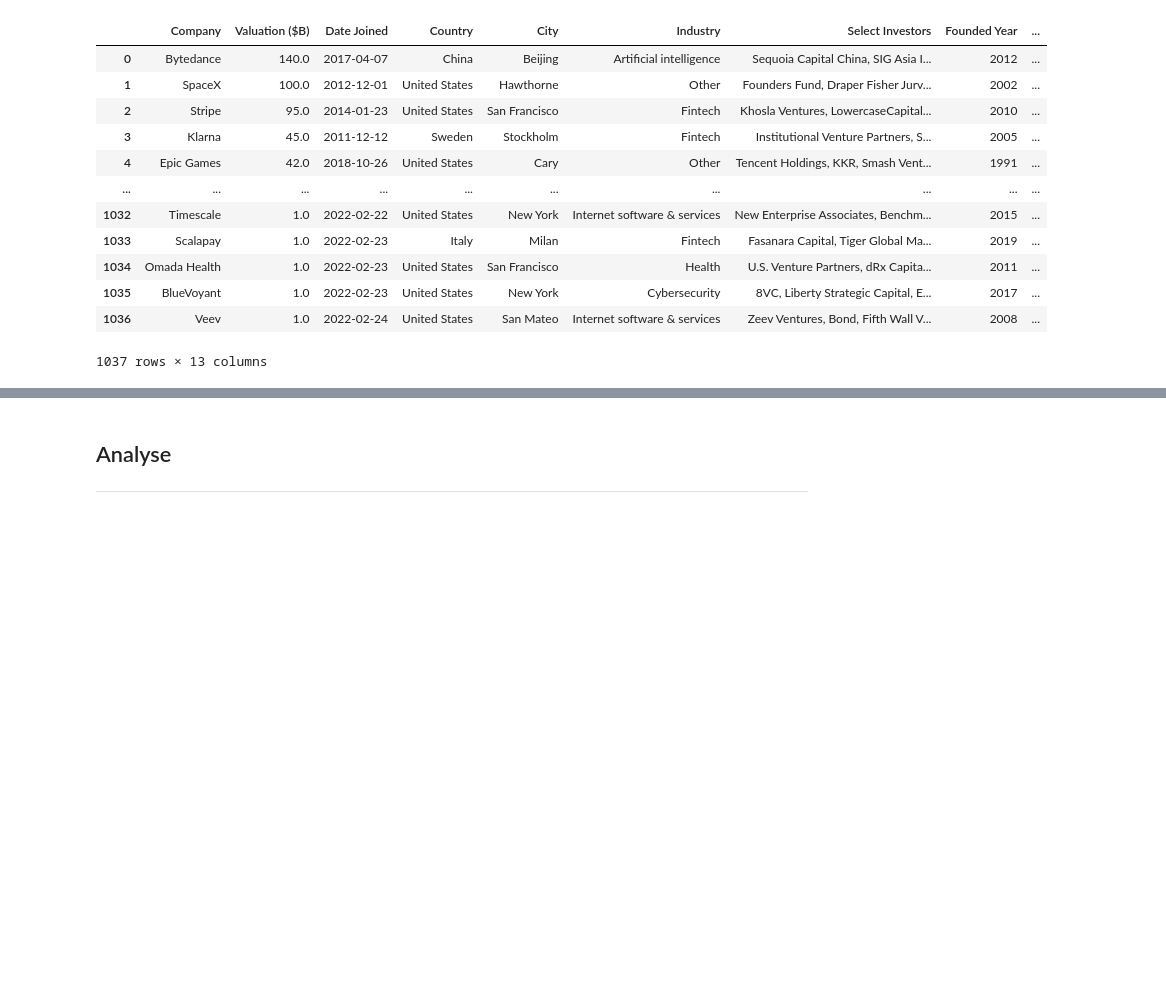
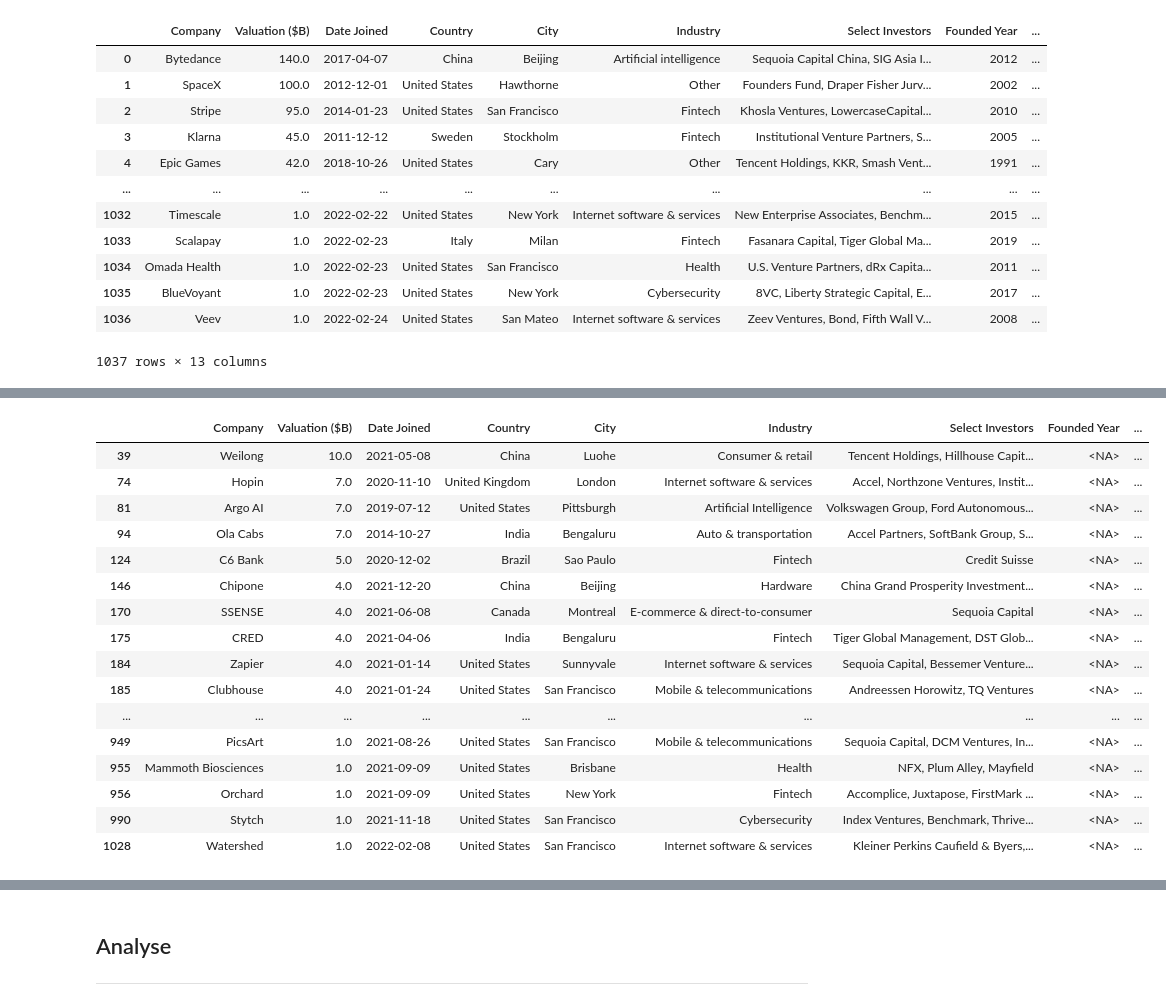
Before and after one commit to kieran-molloy/UCDPA_kieranmolloy, a Jupyter notebook: UnicornCompanies_v3.ipynb, the cells around one changed output, grey strips where cells are left out. Drawn from its saved outputs; the diff is of its cells as text; code cells hidden in the pictures; blank space fills up the shorter version.

```diff
--- a/UnicornCompanies_v3.ipynb
+++ b/UnicornCompanies_v3.ipynb
@@ -457,11 +208 @@ df_unicorn_companies[(df_unicorn_companies['Country'].isin(['Singapore','Hong Ko
-# %%
-# Copy 'Industry' to 'Select Investors'
-for i in indexto_shift:
-    df_unicorn_companies.at[i,'Select Investors'] = df_unicorn_companies.at[i,'Industry']
-# Copy 'Industry' to 'City'
-for i in indexto_shift:
-    df_unicorn_companies.at[i,'Industry'] = df_unicorn_companies.at[i,'City']
-# Copy 'City' to 'Country'
-for i in indexto_shift:
-    df_unicorn_companies.at[i,'City'] = df_unicorn_companies.at[i,'Country']
 # %%
@@ -470 +216,17 @@ df_unicorn_companies[(df_unicorn_companies['Country'].isin(['Hong Kong']))]
+# %%
+# googled investors for index 789 , company: LinkSure Network - 'Northern Light Venture Capital'
+df_unicorn_companies.at[789,'Select Investors'] = 'Northern Light Venture Capital'
+# %%
+# next to update is index 10  , company: FTX
+# Country 	City 	Industry
+
+i = 10
+# Copy 'Industry' to 'Select Investors'
+df_unicorn_companies.at[i,'Select Investors'] = df_unicorn_companies.at[i,'Industry']
+
+# Copy 'City' to 'Industry'
+df_unicorn_companies.at[i,'Industry'] = df_unicorn_companies.at[i,'City']
+
+# set City to Nassau
+df_unicorn_companies.at[i,'City'] = 'Nassau'
 # %%
@@ -491,2 +268,5 @@ shifted_columns[shifted_columns['City'] == 'Singapore']
 # %%
-df_unicorn_companies
+# df_unicorn_companies[df_unicorn_companies['Industry'].isin(['Artificial Intelligence','Artificial intelligence'])]
+
+df_unicorn_companies['Industry'] = df_unicorn_companies['Industry'].replace(to_replace=['Artificial Intelligence','Artificial intelligence'],  value='Artificial Intelligence')
+df_unicorn_companies['Industry'] = df_unicorn_companies['Industry'].replace(to_replace=['Fintech','Finttech'],  value='Fintech')
@@ -493 +290,21 @@ df_unicorn_companies
+# %%
+df_unicorn_companies[df_unicorn_companies['Founded Year'].isnull()]
+# %% [output]
+|  | Company | Valuation ($B) | Date Joined | Country | City | Industry | Select Investors | Founded Year | ... |
+| 39 | Weilong | 10.0 | 2021-05-08 | China | Luohe | Consumer & retail | Tencent Holdings, Hillhouse Capit... | <NA> | ... |
+| 74 | Hopin | 7.0 | 2020-11-10 | United Kingdom | London | Internet software & services | Accel, Northzone Ventures, Instit... | <NA> | ... |
+| 81 | Argo AI | 7.0 | 2019-07-12 | United States | Pittsburgh | Artificial Intelligence | Volkswagen Group, Ford Autonomous... | <NA> | ... |
+| 94 | Ola Cabs | 7.0 | 2014-10-27 | India | Bengaluru | Auto & transportation | Accel Partners, SoftBank Group, S... | <NA> | ... |
+| 124 | C6 Bank | 5.0 | 2020-12-02 | Brazil | Sao Paulo | Fintech | Credit Suisse | <NA> | ... |
+| 146 | Chipone | 4.0 | 2021-12-20 | China | Beijing | Hardware | China Grand Prosperity Investment... | <NA> | ... |
+| 170 | SSENSE | 4.0 | 2021-06-08 | Canada | Montreal | E-commerce & direct-to-consumer | Sequoia Capital | <NA> | ... |
+| 175 | CRED | 4.0 | 2021-04-06 | India | Bengaluru | Fintech | Tiger Global Management, DST Glob... | <NA> | ... |
+| 184 | Zapier | 4.0 | 2021-01-14 | United States | Sunnyvale | Internet software & services | Sequoia Capital, Bessemer Venture... | <NA> | ... |
+| 185 | Clubhouse | 4.0 | 2021-01-24 | United States | San Francisco | Mobile & telecommunications | Andreessen Horowitz, TQ Ventures | <NA> | ... |
+| ... | ... | ... | ... | ... | ... | ... | ... | ... | ... |
+| 949 | PicsArt | 1.0 | 2021-08-26 | United States | San Francisco | Mobile & telecommunications | Sequoia Capital, DCM Ventures, In... | <NA> | ... |
+| 955 | Mammoth Biosciences | 1.0 | 2021-09-09 | United States | Brisbane | Health | NFX, Plum Alley, Mayfield | <NA> | ... |
+| 956 | Orchard | 1.0 | 2021-09-09 | United States | New York | Fintech | Accomplice, Juxtapose, FirstMark ... | <NA> | ... |
+| 990 | Stytch | 1.0 | 2021-11-18 | United States | San Francisco | Cybersecurity | Index Ventures, Benchmark, Thrive... | <NA> | ... |
+| 1028 | Watershed | 1.0 | 2022-02-08 | United States | San Francisco | Internet software & services | Kleiner Perkins Caufield & Byers,... | <NA> | ... |
 # %%
```
Also changed, not shown: parts of 28 cells of this notebook.
